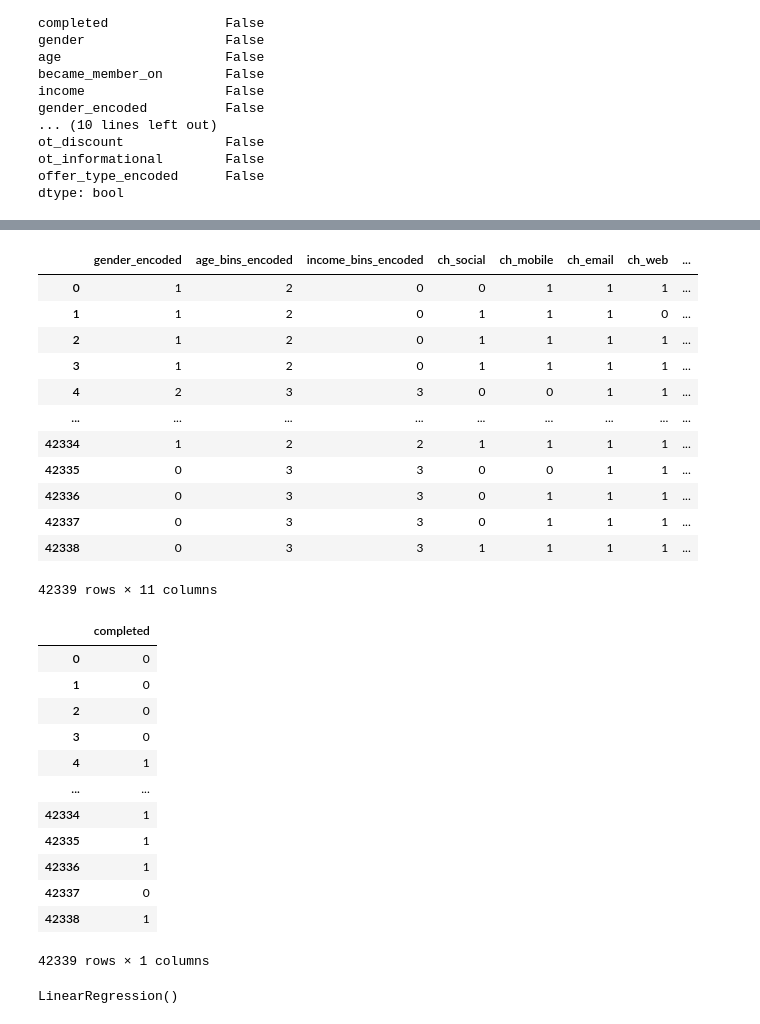
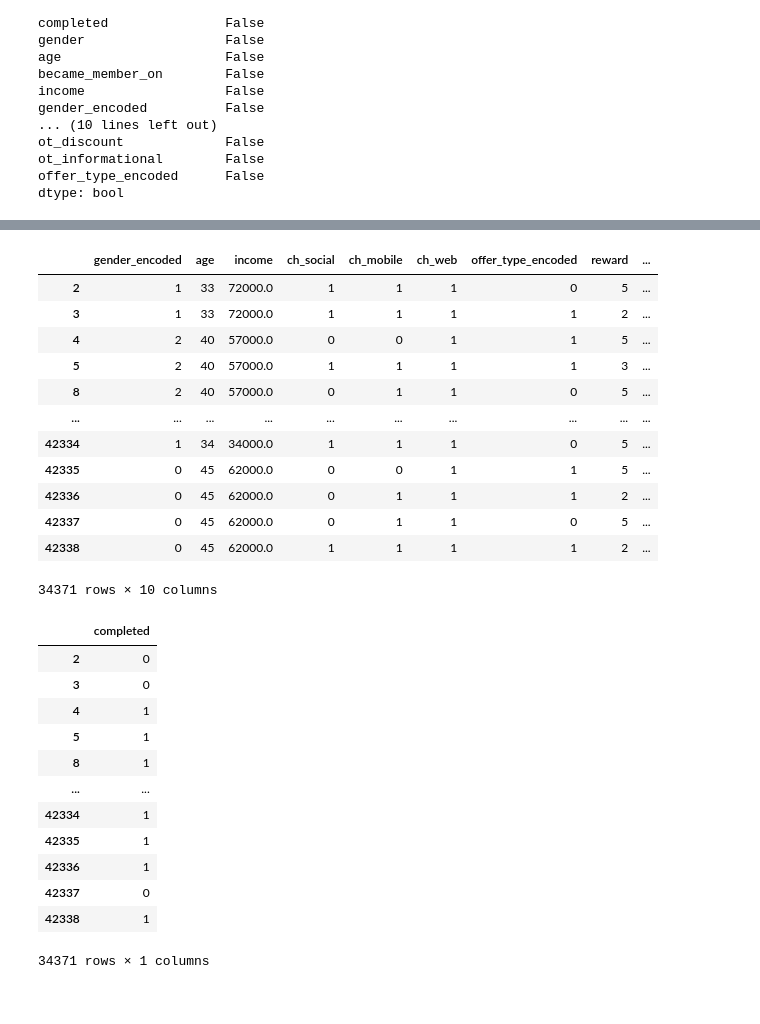
Before and after one commit to Sopka/udacity-starbucks-capstone, a Jupyter notebook: train_model.ipynb, the cells around one changed output, grey strips where cells are left out. Drawn from its saved outputs; the diff is of its cells as text; code cells hidden in the pictures.

```diff
--- a/train_model.ipynb
+++ b/train_model.ipynb
@@ -55,9 +63,11 @@ offer_type_encoded      False
 dtype: bool
 # %%
 # convert any nans we might use later during regression...
-enriched_dtevent['viewed_count'] = enriched_dtevent.viewed_count.replace(np.nan, 0)
-enriched_dtevent['completed_count'] = enriched_dtevent.completed_count.replace(np.nan, 0)
 enriched_dtevent['completed'] = enriched_dtevent.completed.replace(np.nan, 0)
+
+# no informational offer events
+enriched_dtevent = enriched_dtevent[enriched_dtevent.offer_type_encoded != 2]
+
 enriched_dtevent
 # %% [output]
 |  | person | offer_id | viewed_dt_mean | completed_dt_mean | viewed_count | completed_count | completed | ... |
@@ -76,11 +86,11 @@ enriched_dtevent
 # %%
-# transform high and variable income values into fewer categorical values:
-le = LabelEncoder()
-income_cats = pd.cut(enriched_dtevent.income, 5, labels=['low', 'moderate' ,'considerable', 'high', 'very high'],retbins=True)[0]
-enriched_dtevent['income_bins_encoded'] = le.fit_transform(income_cats)
-# transform high and variable age values into fewer categorical values:
-le = LabelEncoder()
-age_cuts = pd.cut(enriched_dtevent.age, 5, labels=['low', 'moderate' ,'considerable', 'high', 'very high'],retbins=True)[0]
-enriched_dtevent['age_bins_encoded'] = le.fit_transform(age_cuts)
+## transform high and variable income values into fewer categorical values:
+#le = LabelEncoder()
+#income_cats = pd.cut(enriched_dtevent.income, 2, labels=['low', 'very high'],retbins=True)[0]
+#enriched_dtevent['income_bins_encoded'] = le.fit_transform(income_cats)
+## transform high and variable age values into fewer categorical values:
+#le = LabelEncoder()
+#age_cuts = pd.cut(enriched_dtevent.age, 5, labels=['low', 'moderate' ,'considerable', 'high', 'very high'],retbins=True)[0]
+#enriched_dtevent['age_bins_encoded'] = le.fit_transform(age_cuts)
 
-enriched_dtevent
+#enriched_dtevent
@@ -101,35 +119,38 @@ enriched_dtevent
 # %%
 # derive feature matrix and target vector from input data for prediction
-X = enriched_dtevent[['gender_encoded','age_bins_encoded','income_bins_encoded','ch_social','ch_mobile','ch_email','ch_web','offer_type_encoded','reward', 'difficulty', 'duration']]
-y = enriched_dtevent[['completed']]
+X = enriched_dtevent[['gender_encoded','age','income','ch_social','ch_mobile','ch_email','ch_web','offer_type_encoded']]
+
+X = enriched_dtevent[['gender_encoded','age','income','ch_social','ch_mobile','ch_web','offer_type_encoded','reward', 'difficulty', 'duration']]
+#X = enriched_dtevent[['income','ch_social','ch_mobile','ch_web','offer_type_encoded', 'duration','difficulty']]
+
 display(X,y)
 # %% [output]
-|  | gender_encoded | age_bins_encoded | income_bins_encoded | ch_social | ch_mobile | ch_email | ch_web | ... |
-| 0 | 1 | 2 | 0 | 0 | 1 | 1 | 1 | ... |
-| 1 | 1 | 2 | 0 | 1 | 1 | 1 | 0 | ... |
-| 2 | 1 | 2 | 0 | 1 | 1 | 1 | 1 | ... |
-| 3 | 1 | 2 | 0 | 1 | 1 | 1 | 1 | ... |
-| 4 | 2 | 3 | 3 | 0 | 0 | 1 | 1 | ... |
-| ... | ... | ... | ... | ... | ... | ... | ... | ... |
-| 42334 | 1 | 2 | 2 | 1 | 1 | 1 | 1 | ... |
-| 42335 | 0 | 3 | 3 | 0 | 0 | 1 | 1 | ... |
-| 42336 | 0 | 3 | 3 | 0 | 1 | 1 | 1 | ... |
-| 42337 | 0 | 3 | 3 | 0 | 1 | 1 | 1 | ... |
-| 42338 | 0 | 3 | 3 | 1 | 1 | 1 | 1 | ... |
+|  | gender_encoded | age | income | ch_social | ch_mobile | ch_web | offer_type_encoded | reward | ... |
+| 2 | 1 | 33 | 72000.0 | 1 | 1 | 1 | 0 | 5 | ... |
+| 3 | 1 | 33 | 72000.0 | 1 | 1 | 1 | 1 | 2 | ... |
+| 4 | 2 | 40 | 57000.0 | 0 | 0 | 1 | 1 | 5 | ... |
+| 5 | 2 | 40 | 57000.0 | 1 | 1 | 1 | 1 | 3 | ... |
+| 8 | 2 | 40 | 57000.0 | 0 | 1 | 1 | 0 | 5 | ... |
+| ... | ... | ... | ... | ... | ... | ... | ... | ... | ... |
+| 42334 | 1 | 34 | 34000.0 | 1 | 1 | 1 | 0 | 5 | ... |
+| 42335 | 0 | 45 | 62000.0 | 0 | 0 | 1 | 1 | 5 | ... |
+| 42336 | 0 | 45 | 62000.0 | 0 | 1 | 1 | 1 | 2 | ... |
+| 42337 | 0 | 45 | 62000.0 | 0 | 1 | 1 | 0 | 5 | ... |
+| 42338 | 0 | 45 | 62000.0 | 1 | 1 | 1 | 1 | 2 | ... |
-42339 rows × 11 columns
+34371 rows × 10 columns
 |  | completed |
-| 0 | 0 |
-| 1 | 0 |
 | 2 | 0 |
 | 3 | 0 |
 | 4 | 1 |
+| 5 | 1 |
+| 8 | 1 |
 | ... | ... |
 | 42334 | 1 |
 | 42335 | 1 |
 | 42336 | 1 |
 | 42337 | 0 |
 | 42338 | 1 |
-42339 rows × 1 columns
+34371 rows × 1 columns
 # %%
 # split data set in to train and test data
 X_train, X_test, y_train, y_test = train_test_split(X, y)
@@ -139,5 +160,0 @@ model = LinearRegression()
-# %%
-# train (fit) the model
-model.fit(X_train, y_train)
-# %% [output]
-LinearRegression()
```
Also changed, not shown: parts of 18 cells of this notebook, 5 other files.
